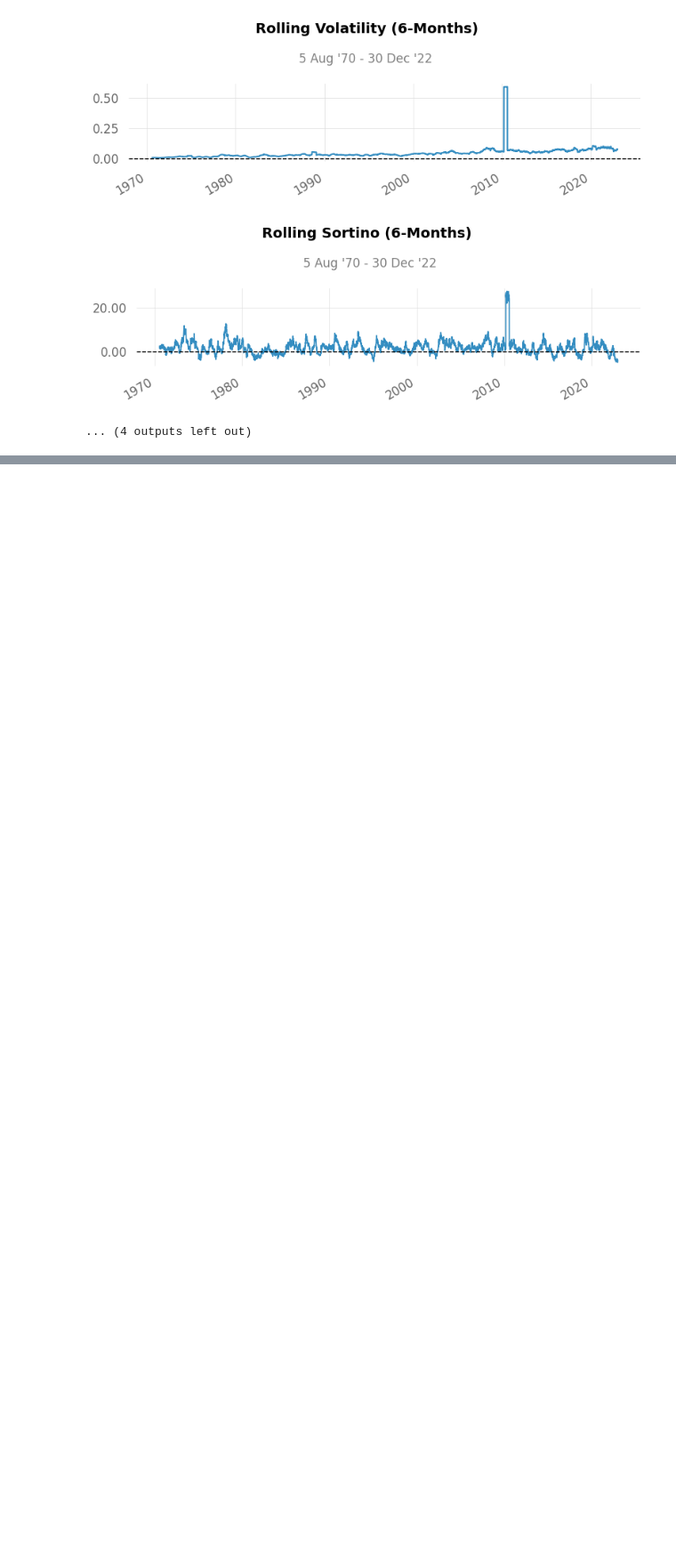
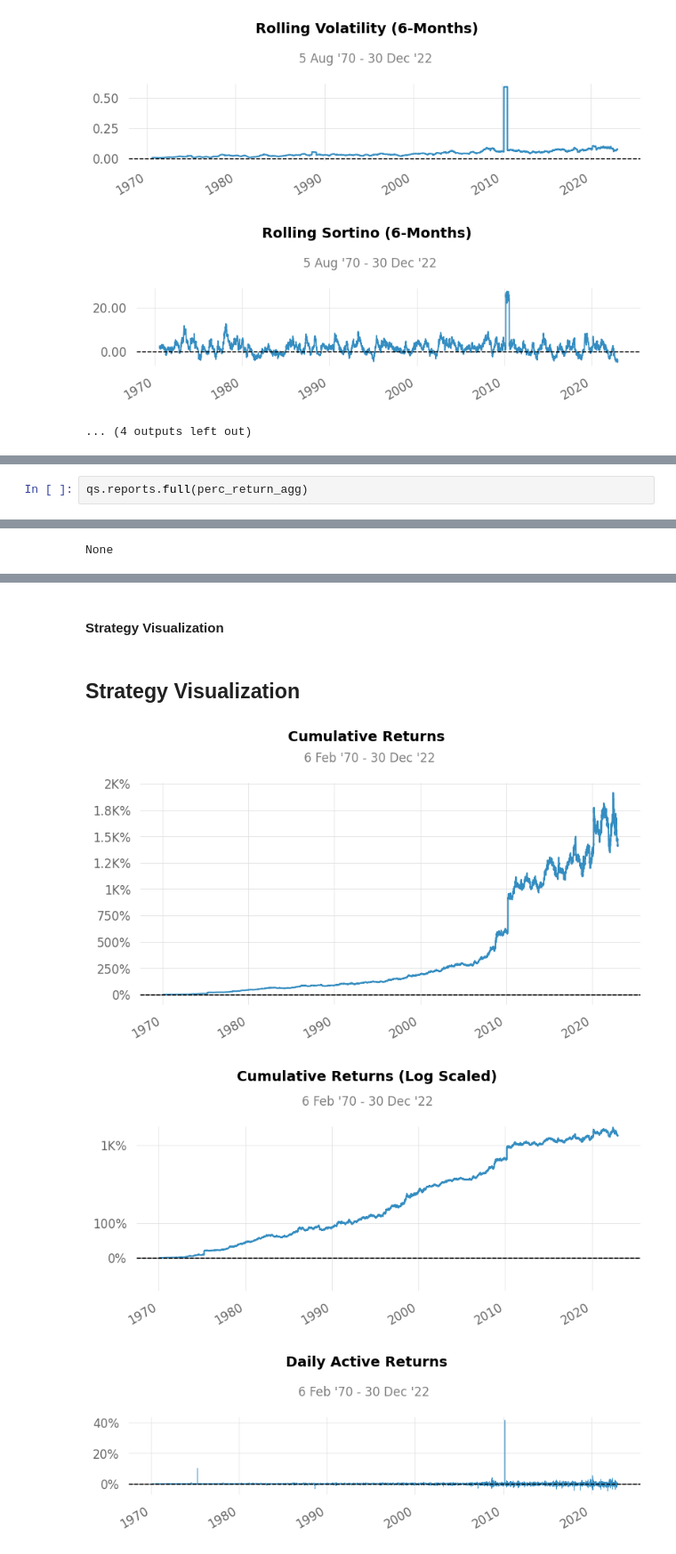
Before and after one commit to Didarul-Azam/almanac, a Jupyter notebook: almanac/strategy/strategy1.ipynb, the cells around one changed output, grey strips where cells are left out. Shown at 89% size. Drawn from its saved outputs; the diff is of its cells as text; blank space fills up the shorter version.

```diff
--- a/almanac/strategy/strategy1.ipynb
+++ b/almanac/strategy/strategy1.ipynb
@@ -473,0 +541,3 @@ Strategy Visualization
+# %%
+qs.reports.full(perc_return_agg)
+# %% [output]
@@ -473,0 +562 @@ Strategy Visualization
+None
@@ -473,0 +570,5 @@ Strategy Visualization
+Strategy Visualization
+Strategy Visualization
+[figure, added]
+[figure, added]
+[figure, added]
```
Also changed, not shown: parts of 12 cells of this notebook, 2 other files.
